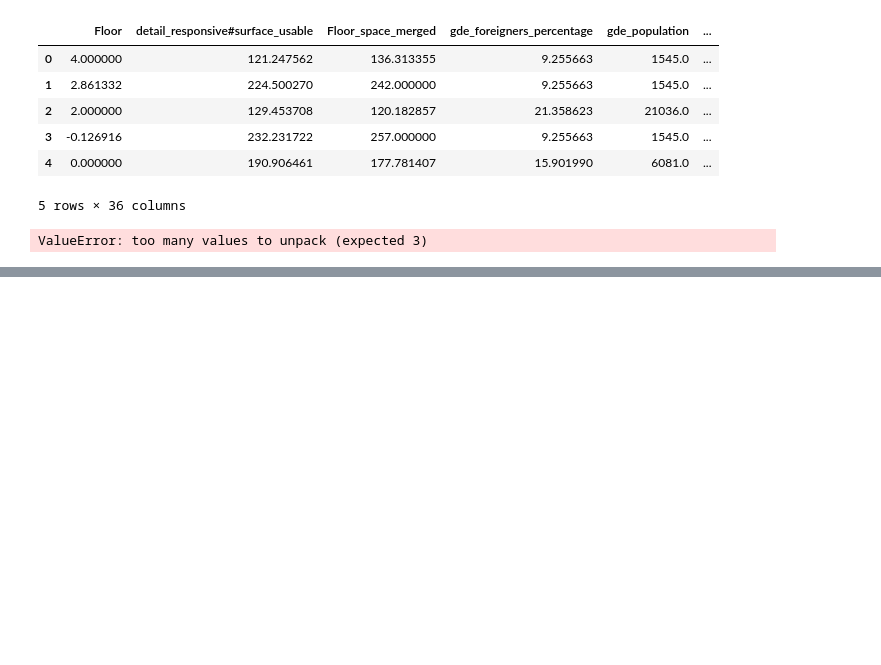
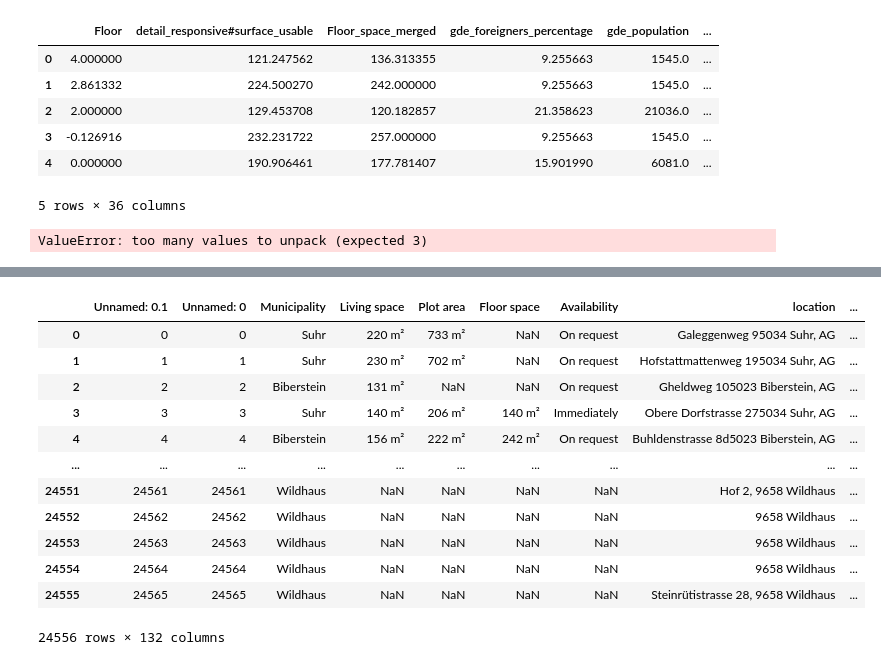
Before and after one commit to staldenhoefler/immo_challenge, a Jupyter notebook: notebooks/MLP.ipynb, the cells around one changed output, grey strips where cells are left out. Saved outputs shown, nothing was run; the diff lists cells and outputs as text; code cells hidden in the pictures; blank space fills up the shorter version.

```diff
--- a/notebooks/MLP.ipynb
+++ b/notebooks/MLP.ipynb
@@ -242,0 +442,19 @@ print(f'output: {output}')
+# %%
+import pandas as pd
+
+df_test_kaggle_unclean = pd.read_csv('C:/Users/denis/Downloads/test_data-Kaggle-v0.11.csv/test_data-Kaggle-v0.11.csv')
+df_test_kaggle_unclean
+# %% [output]
+|  | Unnamed: 0.1 | Unnamed: 0 | Municipality | Living space | Plot area | Floor space | Availability | location | ... |
+| 0 | 0 | 0 | Suhr | 220 m² | 733 m² | NaN | On request | Galeggenweg 95034 Suhr, AG | ... |
+| 1 | 1 | 1 | Suhr | 230 m² | 702 m² | NaN | On request | Hofstattmattenweg 195034 Suhr, AG | ... |
+| 2 | 2 | 2 | Biberstein | 131 m² | NaN | NaN | On request | Gheldweg 105023 Biberstein, AG | ... |
+| 3 | 3 | 3 | Suhr | 140 m² | 206 m² | 140 m² | Immediately | Obere Dorfstrasse 275034 Suhr, AG | ... |
+| 4 | 4 | 4 | Biberstein | 156 m² | 222 m² | 242 m² | On request | Buhldenstrasse 8d5023 Biberstein, AG | ... |
+| ... | ... | ... | ... | ... | ... | ... | ... | ... | ... |
+| 24551 | 24561 | 24561 | Wildhaus | NaN | NaN | NaN | NaN | Hof 2, 9658 Wildhaus | ... |
+| 24552 | 24562 | 24562 | Wildhaus | NaN | NaN | NaN | NaN | 9658 Wildhaus | ... |
+| 24553 | 24563 | 24563 | Wildhaus | NaN | NaN | NaN | NaN | 9658 Wildhaus | ... |
+| 24554 | 24564 | 24564 | Wildhaus | NaN | NaN | NaN | NaN | 9658 Wildhaus | ... |
+| 24555 | 24565 | 24565 | Wildhaus | NaN | NaN | NaN | NaN | Steinrütistrasse 28, 9658 Wildhaus | ... |
+24556 rows × 132 columns
```
Also changed, not shown: parts of 20 cells of this notebook, 6 other files.
